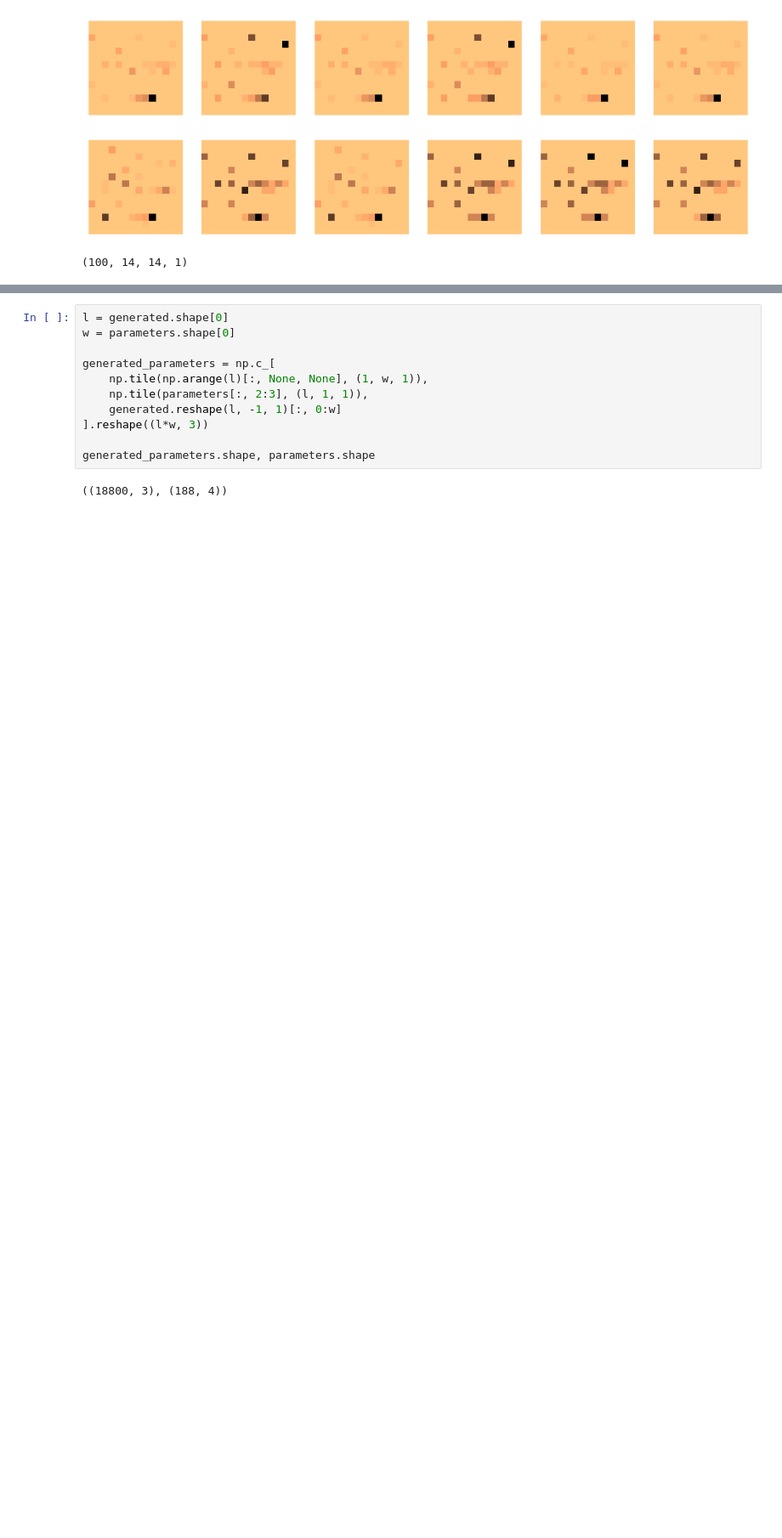
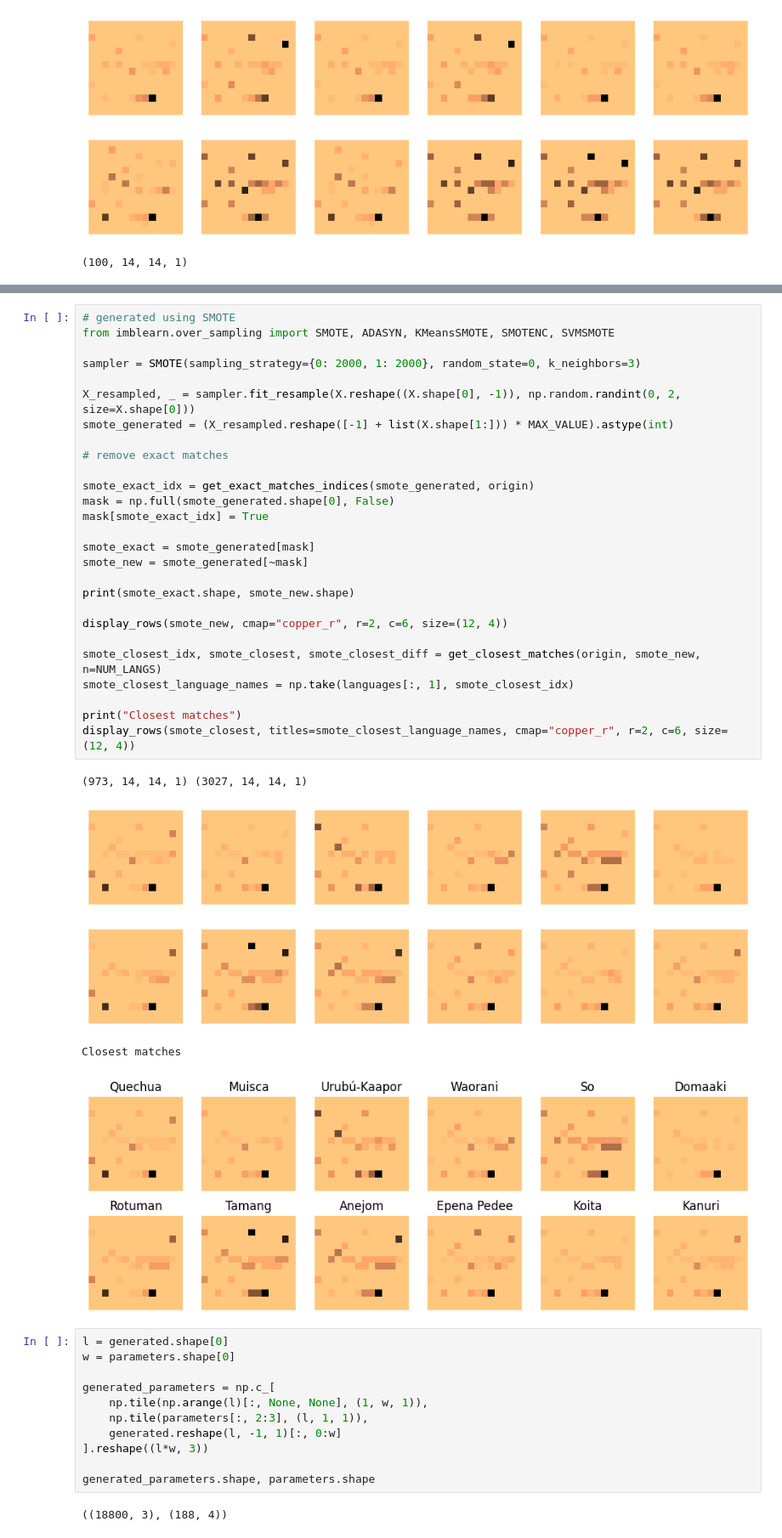
Before and after one commit to Pappa/conlanger, a Jupyter notebook: notebooks/wals_parameters_gan.ipynb, the cells around one changed output, grey strips where cells are left out. Shown at 85% size. Cells and saved outputs as stored; diff of their text form; blank space fills up the shorter version.

Commit message:
Use SMOTE for synthetic data

```diff
--- a/notebooks/wals_parameters_gan.ipynb
+++ b/notebooks/wals_parameters_gan.ipynb
@@ -277,3 +277,35 @@ No exact matches. Noice!
+# %%
+# generated using SMOTE
+from imblearn.over_sampling import SMOTE, ADASYN, KMeansSMOTE, SMOTENC, SVMSMOTE
+
+sampler = SMOTE(sampling_strategy={0: 2000, 1: 2000}, random_state=0, k_neighbors=3)
+
+X_resampled, _ = sampler.fit_resample(X.reshape((X.shape[0], -1)), np.random.randint(0, 2, size=X.shape[0]))
+smote_generated = (X_resampled.reshape([-1] + list(X.shape[1:])) * MAX_VALUE).astype(int)
+
+# remove exact matches
+
+smote_exact_idx = get_exact_matches_indices(smote_generated, origin)
+mask = np.full(smote_generated.shape[0], False)
+mask[smote_exact_idx] = True
+
+smote_exact = smote_generated[mask]
+smote_new = smote_generated[~mask]
+
+print(smote_exact.shape, smote_new.shape)
+
+display_rows(smote_new, cmap="copper_r", r=2, c=6, size=(12, 4))
+
+smote_closest_idx, smote_closest, smote_closest_diff = get_closest_matches(origin, smote_new, n=NUM_LANGS)
+smote_closest_language_names = np.take(languages[:, 1], smote_closest_idx)
+
+print("Closest matches")
+display_rows(smote_closest, titles=smote_closest_language_names, cmap="copper_r", r=2, c=6, size=(12, 4))
+# %% [output]
+(973, 14, 14, 1) (3027, 14, 14, 1)
+[figure, added]
+Closest matches
+[figure, added]
 # %%
 l = generated.shape[0]
 w = parameters.shape[0]
```
Also changed, not shown: parts of 2 cells of this notebook, 1 other file.
